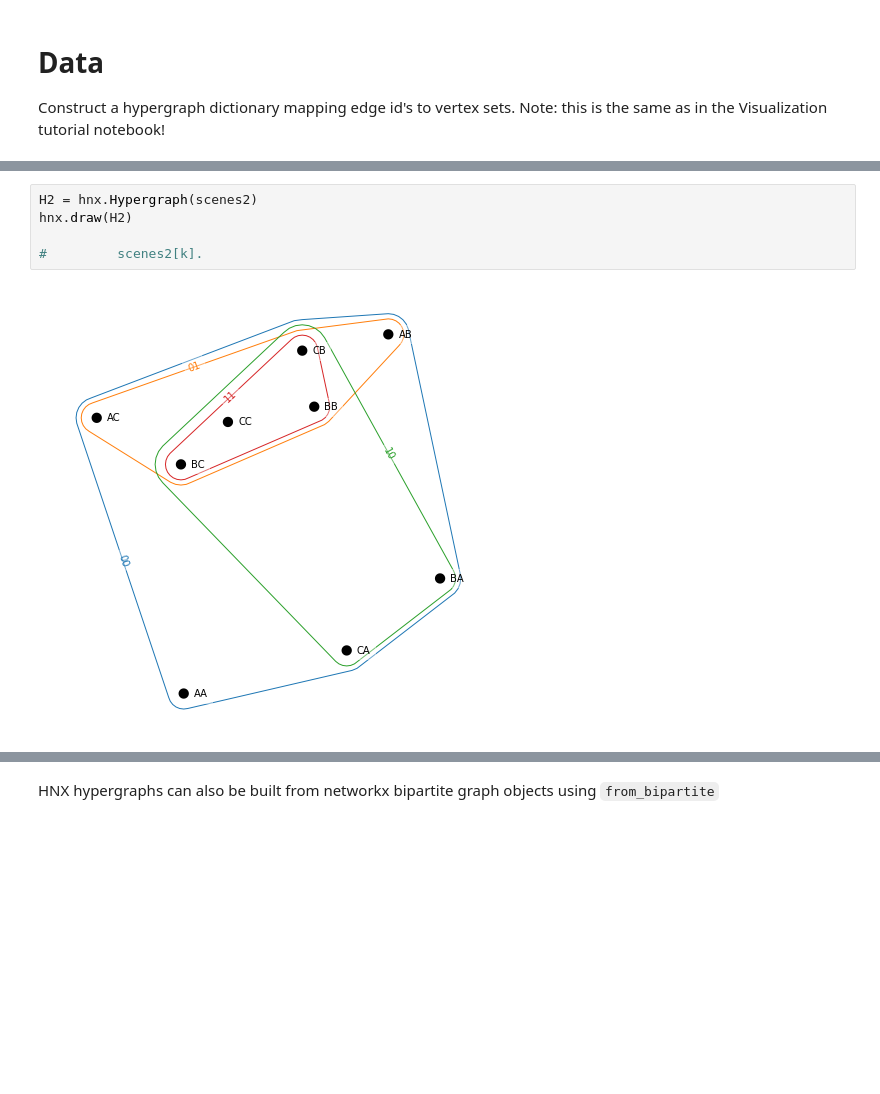
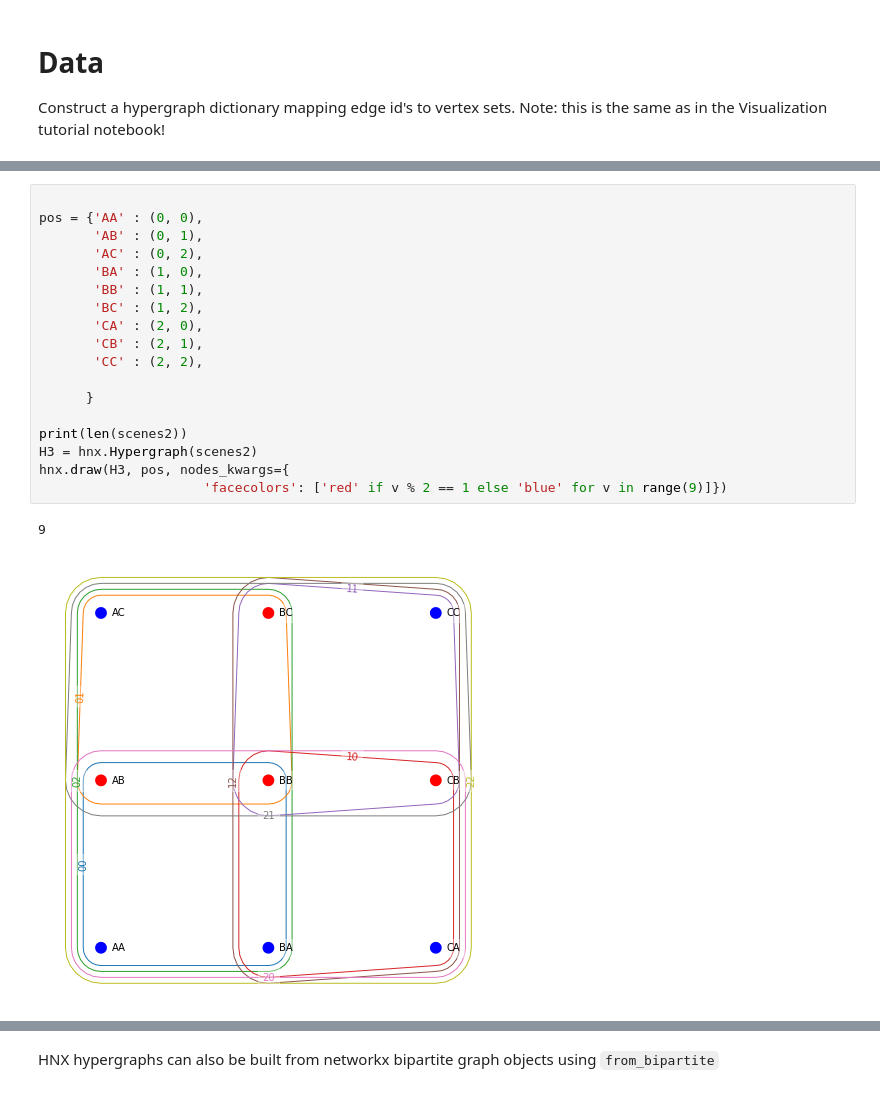
Before and after one commit to leoncyao/CSC494, a Jupyter notebook: Tutorial 1 - HNX Basics.ipynb, the cells around one changed output, grey strips where cells are left out. Drawn from its saved outputs; the diff is of its cells as text; blank space fills up the shorter version.

```diff
--- a/Tutorial 1 - HNX Basics.ipynb
+++ b/Tutorial 1 - HNX Basics.ipynb
@@ -62,7 +59,21 @@ print(scenes2)
-# %%
-H2 = hnx.Hypergraph(scenes2)
-hnx.draw(H2)
-
-#         scenes2[k].
-# %% [output]
-[figure, removed]
+# %%
+
+pos = {'AA' : (0, 0),
+       'AB' : (0, 1),
+       'AC' : (0, 2),
+       'BA' : (1, 0),
+       'BB' : (1, 1),
+       'BC' : (1, 2),
+       'CA' : (2, 0),
+       'CB' : (2, 1),
+       'CC' : (2, 2),
+
+      }
+
+print(len(scenes2))
+H3 = hnx.Hypergraph(scenes2)
+hnx.draw(H3, pos, nodes_kwargs={
+                     'facecolors': ['red' if v % 2 == 1 else 'blue' for v in range(9)]})
+# %% [output]
+9
+[figure, added]
```
Also changed, not shown: parts of 4 cells of this notebook, 4 other files.
